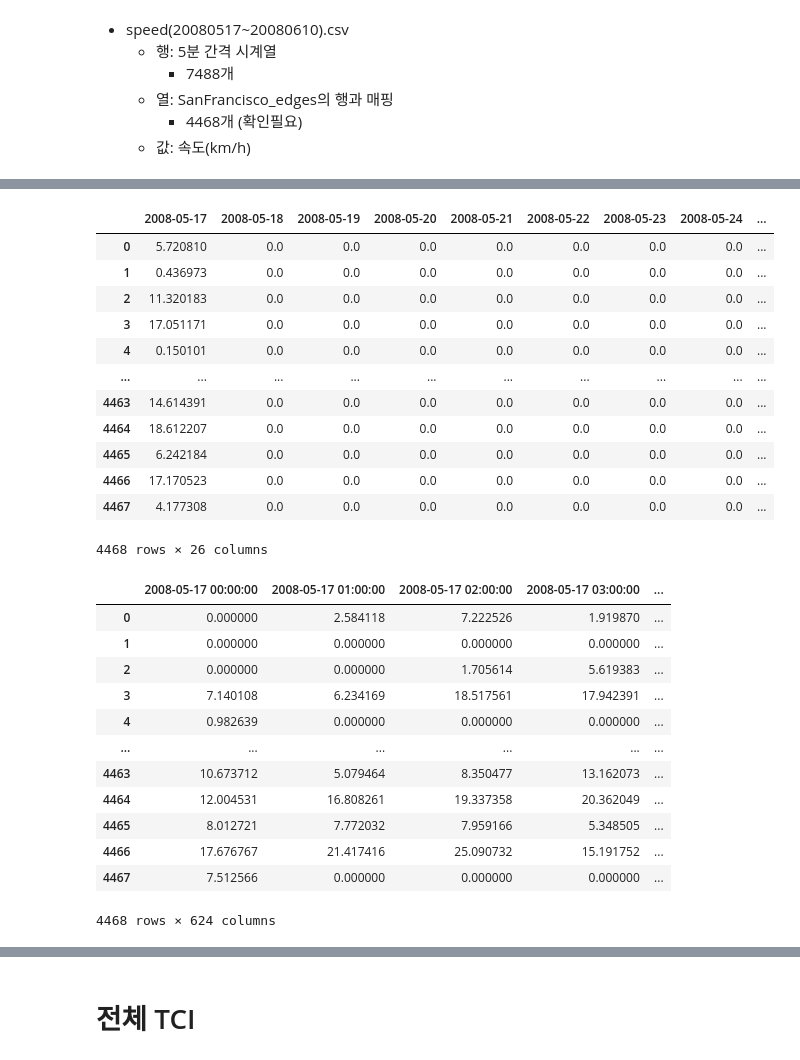
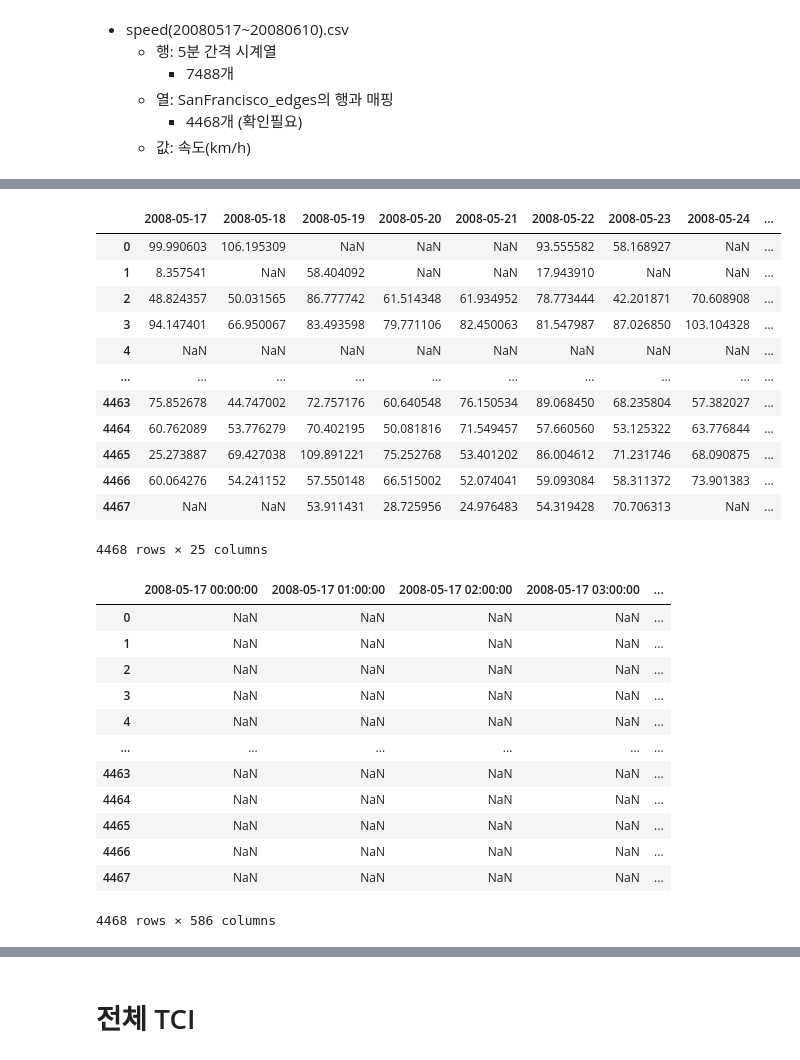
Before and after one commit to DVL-Sejong/congestion-pricing, a Jupyter notebook: .experiment/tci_per_date.ipynb, the cells around one changed output, grey strips where cells are left out. Saved outputs shown, nothing was run; the diff lists cells and outputs as text; code cells hidden in the pictures.

Commit message:
Update TCI data

```diff
--- a/.experiment/tci_per_date.ipynb
+++ b/.experiment/tci_per_date.ipynb
@@ -33,7 +33,7 @@ ffs_df
 # %%
 start_date = datetime.strptime("2008-05-17", "%Y-%m-%d")
 # %%
-df = pd.read_csv("../static/data/sanfrancisco/speed(20080517~20080610).csv").transpose()
+df = pd.read_csv("../static/data/sanfrancisco/speed_san.csv").transpose().replace(0, np.nan)
 df
 # %% [output]
 |  | 0 | 1 | 2 | 3 | 4 | 5 | 6 | 7 | 8 | 9 | ... | ... |
@@ -52,36 +52,36 @@ df
 # %%
 # 날짜 단위 데이터프레임 생성
 date_df = pd.DataFrame()
 date_df.index = df[0].index
 for i in range(0, len(df.columns), 12*24):
     cols = df.columns[i:i+12*24]
-    sums = df[cols].sum(axis=1) / len(cols)
+    sums = df[cols].mean(axis=1)
     colname = start_date + timedelta(days=int(i/(12*24)))
 
     date_df = pd.concat((date_df, sums.rename(colname)), axis=1)
 
 date_df
 # %% [output]
 |  | 2008-05-17 | 2008-05-18 | 2008-05-19 | 2008-05-20 | 2008-05-21 | 2008-05-22 | 2008-05-23 | 2008-05-24 | ... |
-| 0 | 5.720810 | 0.0 | 0.0 | 0.0 | 0.0 | 0.0 | 0.0 | 0.0 | ... |
-| 1 | 0.436973 | 0.0 | 0.0 | 0.0 | 0.0 | 0.0 | 0.0 | 0.0 | ... |
-| 2 | 11.320183 | 0.0 | 0.0 | 0.0 | 0.0 | 0.0 | 0.0 | 0.0 | ... |
-| 3 | 17.051171 | 0.0 | 0.0 | 0.0 | 0.0 | 0.0 | 0.0 | 0.0 | ... |
-| 4 | 0.150101 | 0.0 | 0.0 | 0.0 | 0.0 | 0.0 | 0.0 | 0.0 | ... |
+| 0 | 99.990603 | 106.195309 | NaN | NaN | NaN | 93.555582 | 58.168927 | NaN | ... |
+| 1 | 8.357541 | NaN | 58.404092 | NaN | NaN | 17.943910 | NaN | NaN | ... |
+| 2 | 48.824357 | 50.031565 | 86.777742 | 61.514348 | 61.934952 | 78.773444 | 42.201871 | 70.608908 | ... |
+| 3 | 94.147401 | 66.950067 | 83.493598 | 79.771106 | 82.450063 | 81.547987 | 87.026850 | 103.104328 | ... |
+| 4 | NaN | NaN | NaN | NaN | NaN | NaN | NaN | NaN | ... |
 | ... | ... | ... | ... | ... | ... | ... | ... | ... | ... |
-| 4463 | 14.614391 | 0.0 | 0.0 | 0.0 | 0.0 | 0.0 | 0.0 | 0.0 | ... |
-| 4464 | 18.612207 | 0.0 | 0.0 | 0.0 | 0.0 | 0.0 | 0.0 | 0.0 | ... |
-| 4465 | 6.242184 | 0.0 | 0.0 | 0.0 | 0.0 | 0.0 | 0.0 | 0.0 | ... |
-| 4466 | 17.170523 | 0.0 | 0.0 | 0.0 | 0.0 | 0.0 | 0.0 | 0.0 | ... |
-| 4467 | 4.177308 | 0.0 | 0.0 | 0.0 | 0.0 | 0.0 | 0.0 | 0.0 | ... |
+| 4463 | 75.852678 | 44.747002 | 72.757176 | 60.640548 | 76.150534 | 89.068450 | 68.235804 | 57.382027 | ... |
+| 4464 | 60.762089 | 53.776279 | 70.402195 | 50.081816 | 71.549457 | 57.660560 | 53.125322 | 63.776844 | ... |
+| 4465 | 25.273887 | 69.427038 | 109.891221 | 75.252768 | 53.401202 | 86.004612 | 71.231746 | 68.090875 | ... |
+| 4466 | 60.064276 | 54.241152 | 57.550148 | 66.515002 | 52.074041 | 59.093084 | 58.311372 | 73.901383 | ... |
+| 4467 | NaN | NaN | 53.911431 | 28.725956 | 24.976483 | 54.319428 | 70.706313 | NaN | ... |
-4468 rows × 26 columns
+4468 rows × 25 columns
 # %%
 # 시간 단위 데이터프레임 생성
 time_df = pd.DataFrame()
 time_df.index = df[0].index
 for i in range(0, len(df.columns), 12):
     cols = df.columns[i:i+12]
-    sums = df[cols].sum(axis=1) / len(cols)
+    sums = df[cols].mean(axis=1)
     colname = start_date + timedelta(hours=int(i/12))
 
     time_df = pd.concat((time_df, sums.rename(colname)), axis=1)
@@ -89,18 +89,18 @@ for i in range(0, len(df.columns), 12):
 time_df
 # %% [output]
 |  | 2008-05-17 00:00:00 | 2008-05-17 01:00:00 | 2008-05-17 02:00:00 | 2008-05-17 03:00:00 | ... |
-| 0 | 0.000000 | 2.584118 | 7.222526 | 1.919870 | ... |
-| 1 | 0.000000 | 0.000000 | 0.000000 | 0.000000 | ... |
-| 2 | 0.000000 | 0.000000 | 1.705614 | 5.619383 | ... |
-| 3 | 7.140108 | 6.234169 | 18.517561 | 17.942391 | ... |
-| 4 | 0.982639 | 0.000000 | 0.000000 | 0.000000 | ... |
+| 0 | NaN | NaN | NaN | NaN | ... |
+| 1 | NaN | NaN | NaN | NaN | ... |
+| 2 | NaN | NaN | NaN | NaN | ... |
+| 3 | NaN | NaN | NaN | NaN | ... |
+| 4 | NaN | NaN | NaN | NaN | ... |
 | ... | ... | ... | ... | ... | ... |
-| 4463 | 10.673712 | 5.079464 | 8.350477 | 13.162073 | ... |
-| 4464 | 12.004531 | 16.808261 | 19.337358 | 20.362049 | ... |
-| 4465 | 8.012721 | 7.772032 | 7.959166 | 5.348505 | ... |
-| 4466 | 17.676767 | 21.417416 | 25.090732 | 15.191752 | ... |
-| 4467 | 7.512566 | 0.000000 | 0.000000 | 0.000000 | ... |
+| 4463 | NaN | NaN | NaN | NaN | ... |
+| 4464 | NaN | NaN | NaN | NaN | ... |
+| 4465 | NaN | NaN | NaN | NaN | ... |
+| 4466 | NaN | NaN | NaN | NaN | ... |
+| 4467 | NaN | NaN | NaN | NaN | ... |
-4468 rows × 624 columns
+4468 rows × 586 columns
 # %%
 ffs_date_df = pd.DataFrame(columns=date_df.columns)
 for c in ffs_date_df.columns:
```
Also changed, not shown: parts of 5 cells of this notebook, 4 other files.
